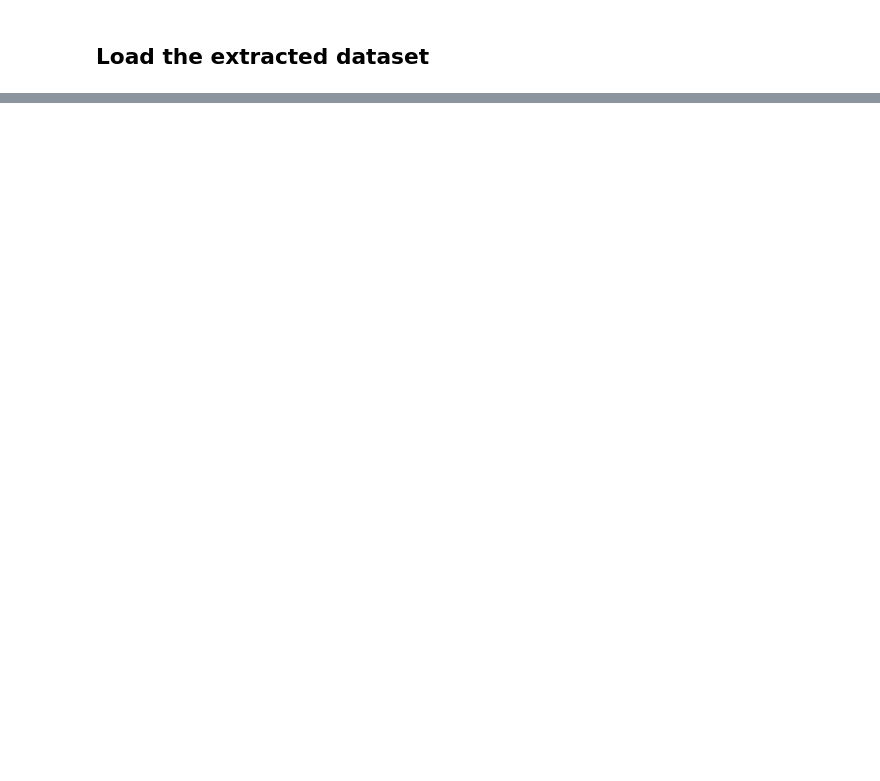
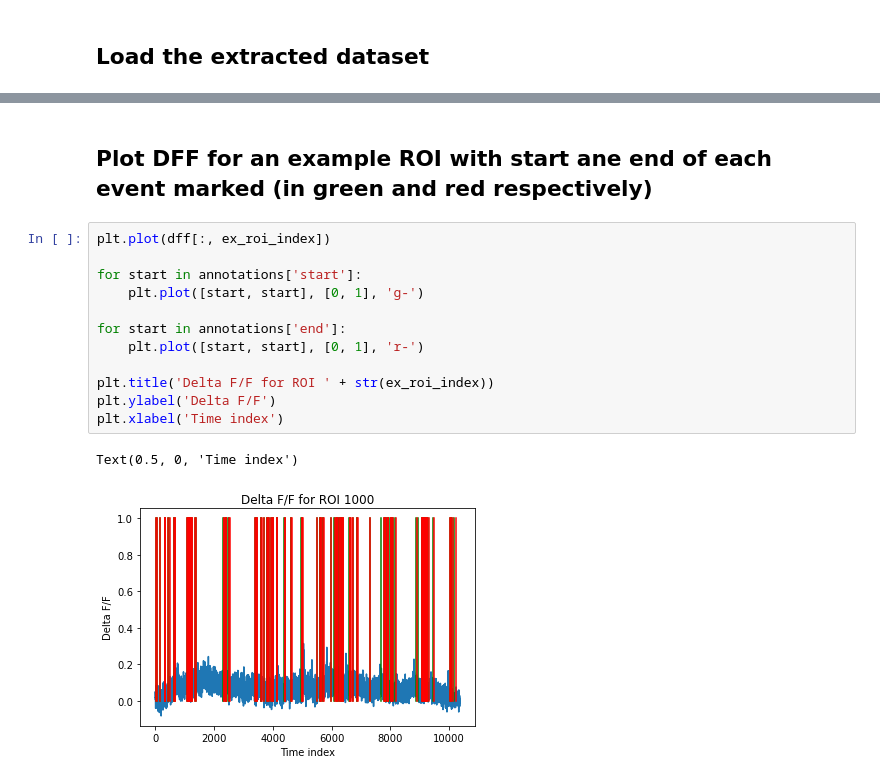
Before and after one commit to neuro-will/keller_zlatic_vnc, a Jupyter notebook: spont_whole_brain_stats/load_raw_data.ipynb, the cells around one changed output, grey strips where cells are left out. Drawn from its saved outputs; the diff is of its cells as text; blank space fills up the shorter version.

```diff
--- a/spont_whole_brain_stats/load_raw_data.ipynb
+++ b/spont_whole_brain_stats/load_raw_data.ipynb
@@ -30,0 +219,17 @@ WindowsPath('W:/SV4/CW_18-02-15/L1-561nm-openLoop_20180215_163233.corrected/extr
+# %% [markdown]
+## Plot DFF for an example ROI with start ane end of each event marked (in green and red respectively)
+# %%
+plt.plot(dff[:, ex_roi_index])
+
+for start in annotations['start']:
+    plt.plot([start, start], [0, 1], 'g-')
+
+for start in annotations['end']:
+    plt.plot([start, start], [0, 1], 'r-')
+
+plt.title('Delta F/F for ROI ' + str(ex_roi_index))
+plt.ylabel('Delta F/F')
+plt.xlabel('Time index')
+# %% [output]
+Text(0.5, 0, 'Time index')
+[figure, added]
```
Also changed, not shown: parts of 28 cells of this notebook.
